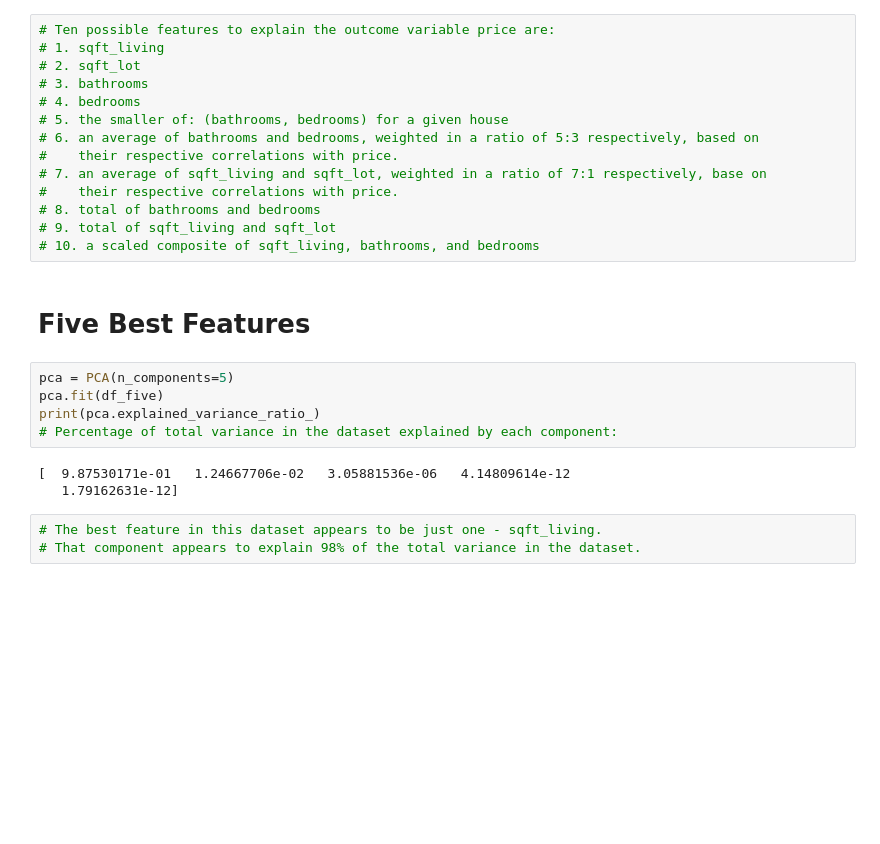
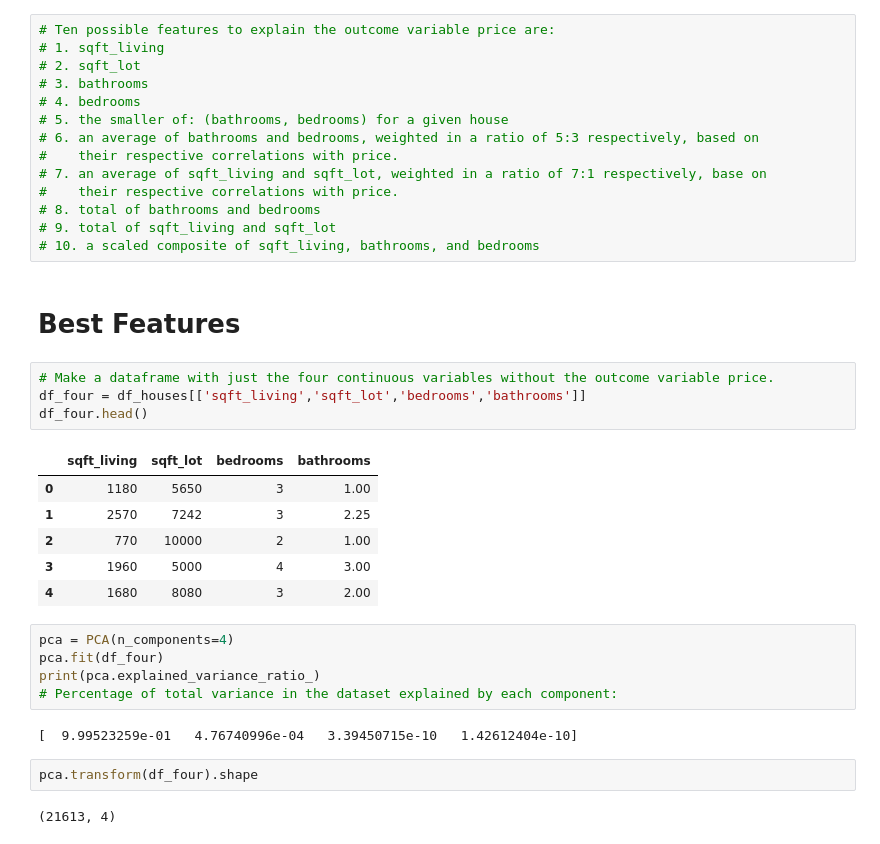
Before and after one commit to douglas-h-wood/BCampUnit2L1ChallengeHomePrices, a Jupyter notebook: BCampUnit2L1ChallengeHomePrices.ipynb, the cells around one changed output. Cells and saved outputs as stored; diff of their text form; blank space fills up the shorter version.

```diff
--- a/BCampUnit2L1ChallengeHomePrices.ipynb
+++ b/BCampUnit2L1ChallengeHomePrices.ipynb
@@ -287,15 +287,26 @@ plt.ylim(0,7500000)
 # 9. total of sqft_living and sqft_lot
 # 10. a scaled composite of sqft_living, bathrooms, and bedrooms
 # %% [markdown]
-# Five Best Features
+# Best Features
+# %%
+# Make a dataframe with just the four continuous variables without the outcome variable price.
+df_four = df_houses[['sqft_living','sqft_lot','bedrooms','bathrooms']]
+df_four.head()
+# %% [output]
+|  | sqft_living | sqft_lot | bedrooms | bathrooms |
+| 0 | 1180 | 5650 | 3 | 1.00 |
+| 1 | 2570 | 7242 | 3 | 2.25 |
+| 2 | 770 | 10000 | 2 | 1.00 |
+| 3 | 1960 | 5000 | 4 | 3.00 |
+| 4 | 1680 | 8080 | 3 | 2.00 |
 # %%
-pca = PCA(n_components=5)
-pca.fit(df_five)
+pca = PCA(n_components=4)
+pca.fit(df_four)
 print(pca.explained_variance_ratio_)
 # Percentage of total variance in the dataset explained by each component:
 # %% [output]
-[  9.87530171e-01   1.24667706e-02   3.05881536e-06   4.14809614e-12
-   1.79162631e-12]
+[  9.99523259e-01   4.76740996e-04   3.39450715e-10   1.42612404e-10]
-# %%
-# The best feature in this dataset appears to be just one - sqft_living.
-# That component appears to explain 98% of the total variance in the dataset.
+# %%
+pca.transform(df_four).shape
+# %% [output]
+(21613, 4)
```
Also changed, not shown: parts of 1 cell of this notebook.
